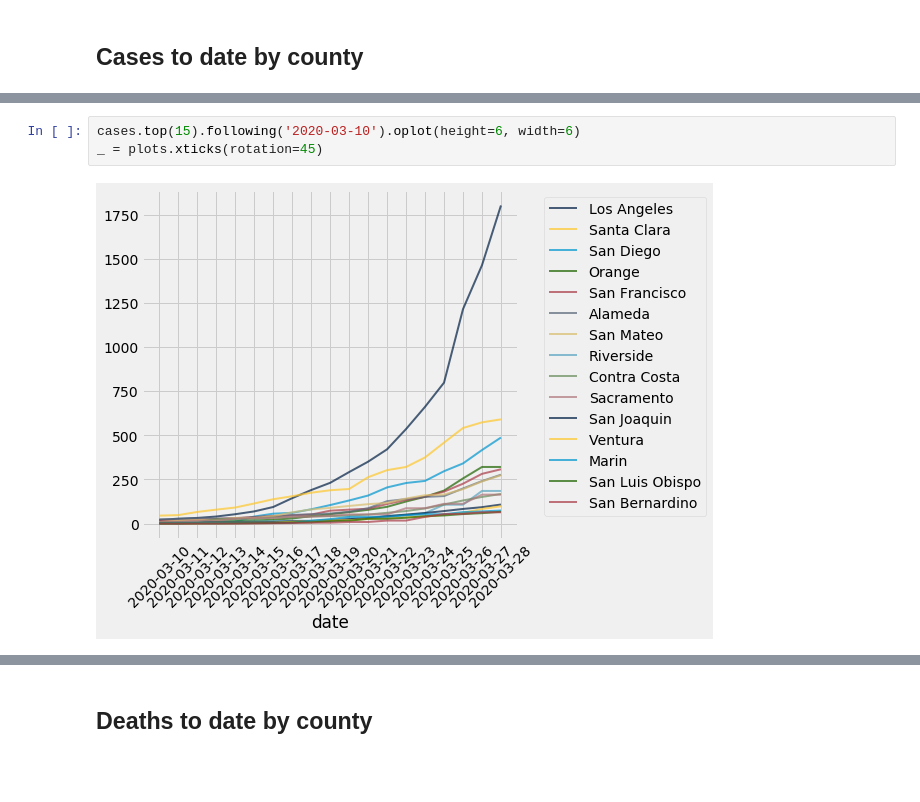
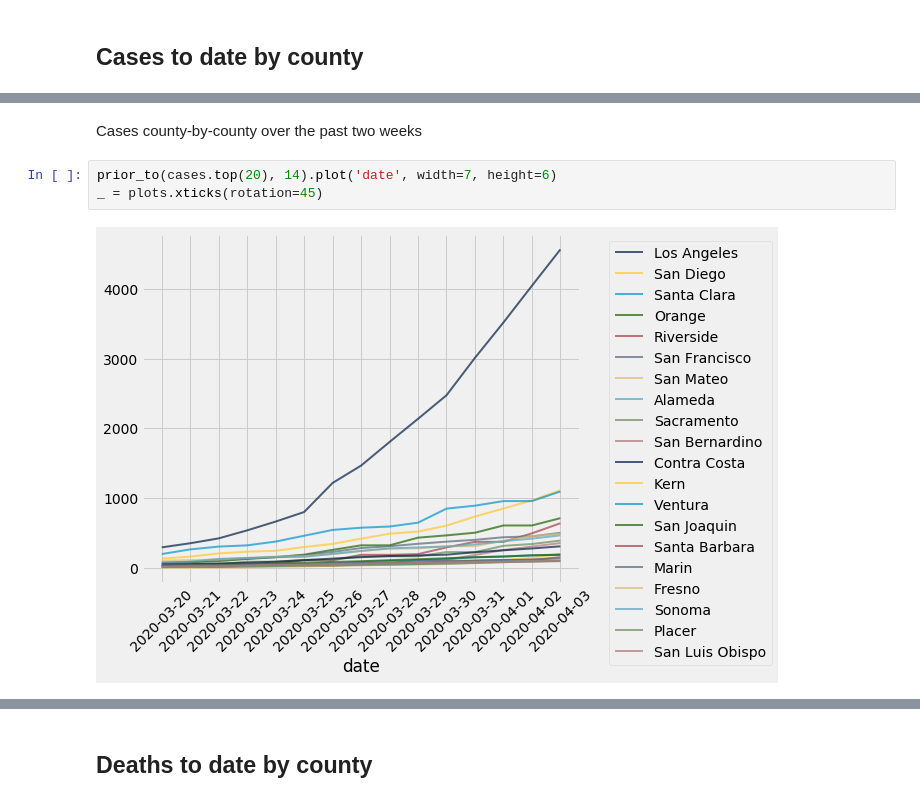
Before and after one commit to deculler/covid19, a Jupyter notebook: Counties-US-covid19-nytimes.ipynb, the cells around one changed output, grey strips where cells are left out. Saved outputs shown, nothing was run; the diff lists cells and outputs as text; blank space fills up the shorter version.

```diff
--- a/Counties-US-covid19-nytimes.ipynb
+++ b/Counties-US-covid19-nytimes.ipynb
@@ -142,5 +201,7 @@ deaths = TimeTable.from_table(raw_state.pivot('county', 'date', 'deaths', sum),
+# %% [markdown]
+Cases county-by-county over the past two weeks
 # %%
-cases.top(15).following('2020-03-10').oplot(height=6, width=6)
+prior_to(cases.top(20), 14).plot('date', width=7, height=6)
 _ = plots.xticks(rotation=45)
 # %% [output]
-[figure, old version]
+[figure, new version]
```
Also changed, not shown: parts of 34 cells of this notebook, 1 other file.
